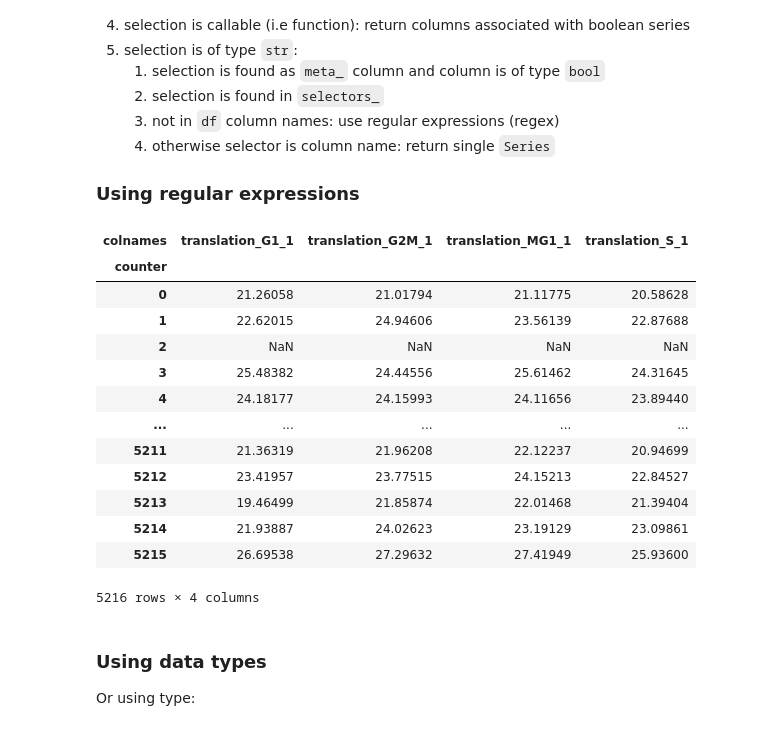
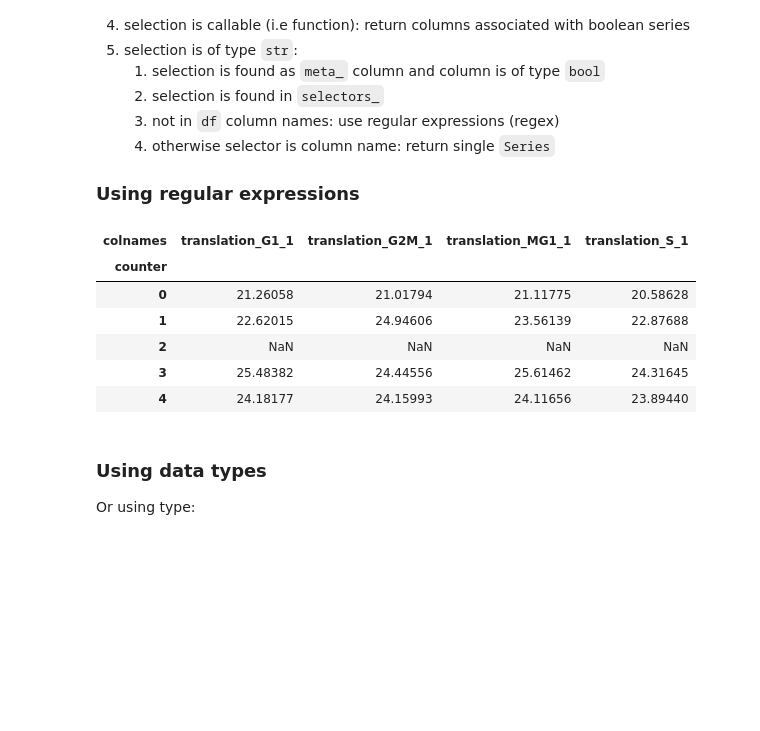
Before and after one commit to gregparkes/turbopanda, a Jupyter notebook: examples/notebook1.ipynb, the cells around one changed output. Saved outputs shown, nothing was run; the diff lists cells and outputs as text; code cells hidden in the pictures; blank space fills up the shorter version.

```diff
--- a/examples/notebook1.ipynb
+++ b/examples/notebook1.ipynb
@@ -162,22 +165,15 @@ The **order of selection** if:
 
 ### Using regular expressions
 # %%
-g["translation_[MG12S]*_1"]
+g["translation_[MG12S]*_1"].head()
 # %% [output]
 | colnames | translation_G1_1 | translation_G2M_1 | translation_MG1_1 | translation_S_1 |
 | counter |  |  |  |  |
 | 0 | 21.26058 | 21.01794 | 21.11775 | 20.58628 |
 | 1 | 22.62015 | 24.94606 | 23.56139 | 22.87688 |
 | 2 | NaN | NaN | NaN | NaN |
 | 3 | 25.48382 | 24.44556 | 25.61462 | 24.31645 |
 | 4 | 24.18177 | 24.15993 | 24.11656 | 23.89440 |
-| ... | ... | ... | ... | ... |
-| 5211 | 21.36319 | 21.96208 | 22.12237 | 20.94699 |
-| 5212 | 23.41957 | 23.77515 | 24.15213 | 22.84527 |
-| 5213 | 19.46499 | 21.85874 | 22.01468 | 21.39404 |
-| 5214 | 21.93887 | 24.02623 | 23.19129 | 23.09861 |
-| 5215 | 26.69538 | 27.29632 | 27.41949 | 25.93600 |
-5216 rows × 4 columns
 # %% [markdown]
 ### Using data types
 
```
Also changed, not shown: parts of 19 cells of this notebook, 9 other files.
